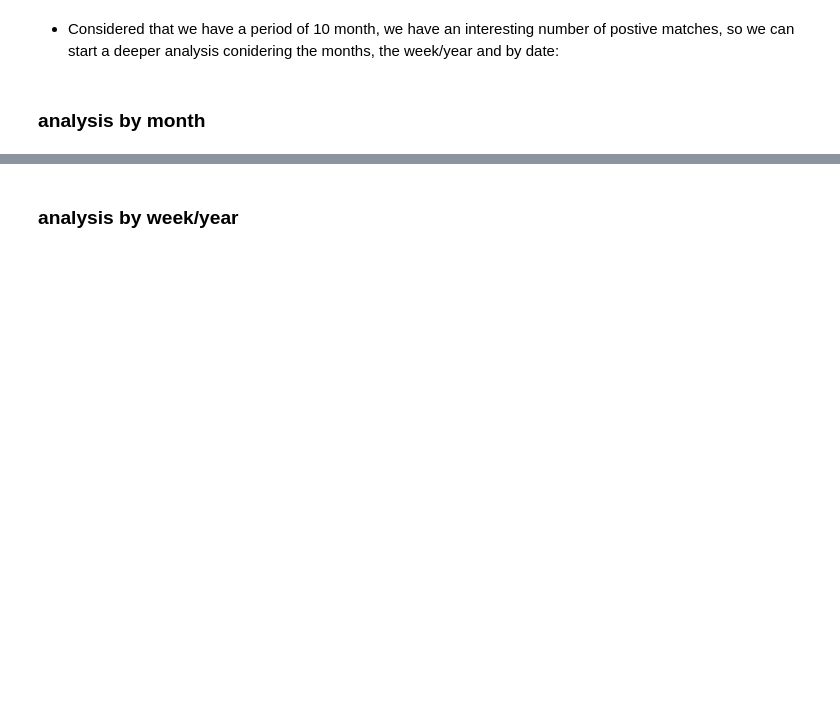
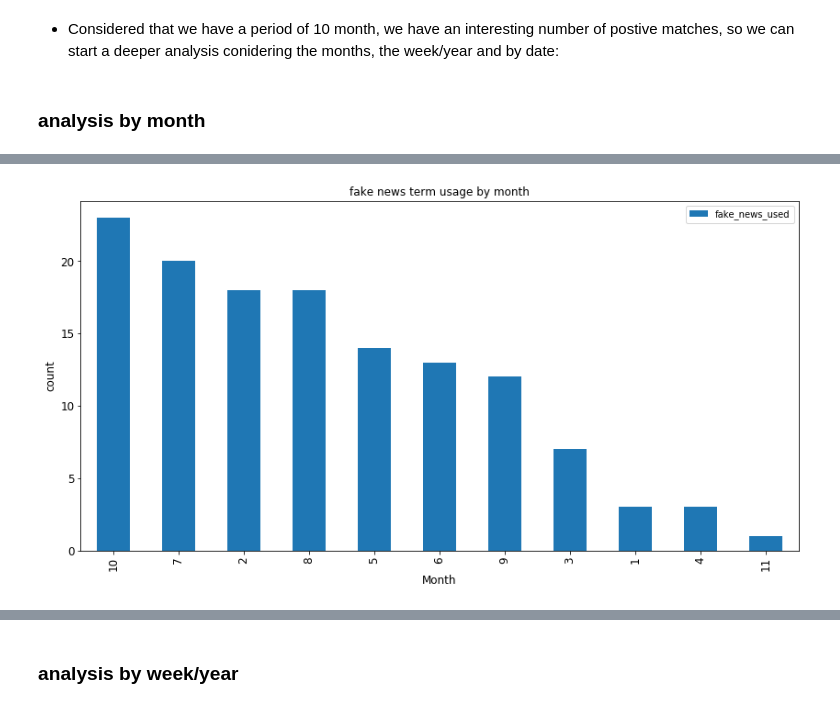
Before and after one commit to christian-5-28/ADA-Sciuto-Smith-Tarantino, a Jupyter notebook: Project/notebooks/fake_news_notebook.ipynb, the cells around one changed output, grey strips where cells are left out. Saved outputs shown, nothing was run; the diff lists cells and outputs as text; code cells hidden in the pictures; blank space fills up the shorter version.

```diff
--- a/Project/notebooks/fake_news_notebook.ipynb
+++ b/Project/notebooks/fake_news_notebook.ipynb
@@ -220,0 +237,5 @@ cond_president_period_df['week/year'] = cond_president_period_df['created_at'].a
+# %%
+month_analysis_df = month_analysis_df.sort_values('fake_news_used', ascending=False)
+
+#showing the dataframe
+month_analysis_df
@@ -220,0 +256,8 @@ cond_president_period_df['week/year'] = cond_president_period_df['created_at'].a
+# %%
+# showing the bar plot
+bar_month_plot = month_analysis_df.plot(kind='bar', title="fake news term usage by month", legend=True, fontsize=12, figsize=(14, 7))
+bar_month_plot.set_xlabel("Month", fontsize=12)
+bar_month_plot.set_ylabel("count", fontsize=12)
+plt.show()
+# %% [output]
+[figure, added]
```
Also changed, not shown: parts of 32 cells of this notebook.
